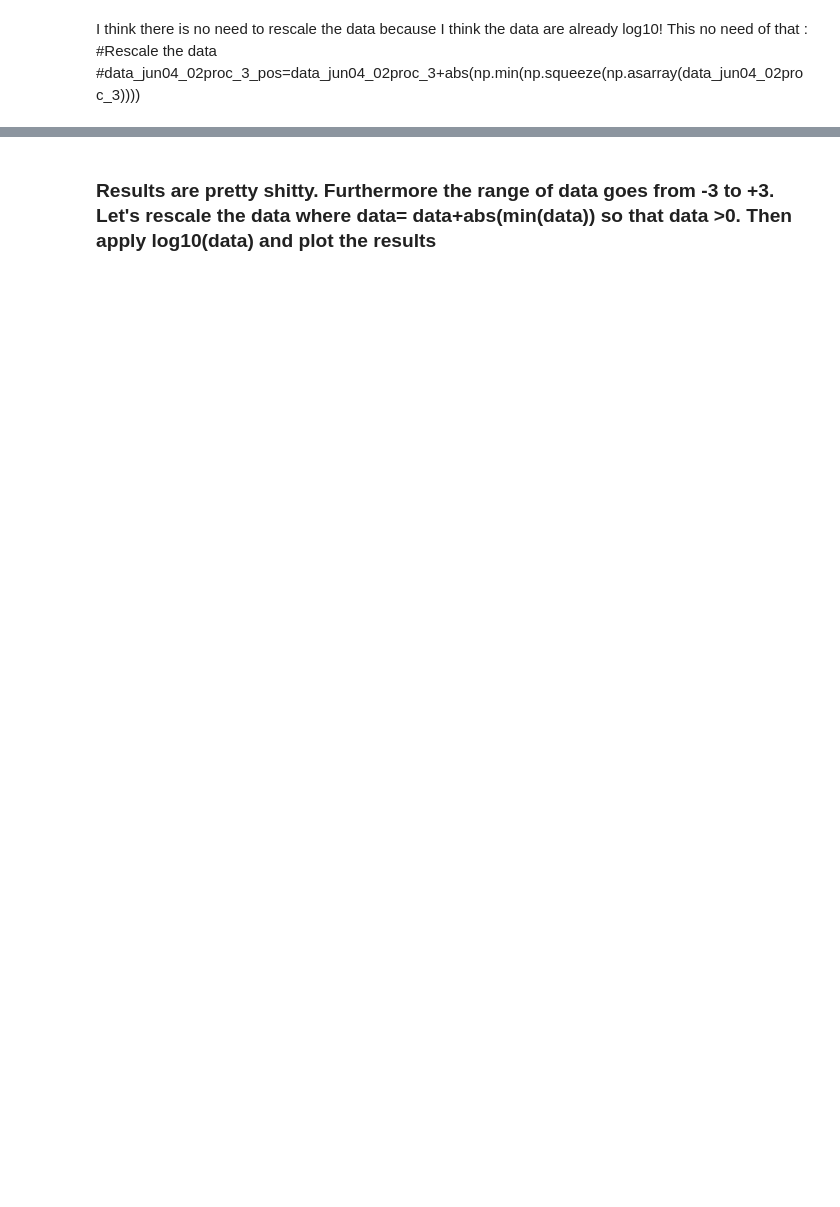
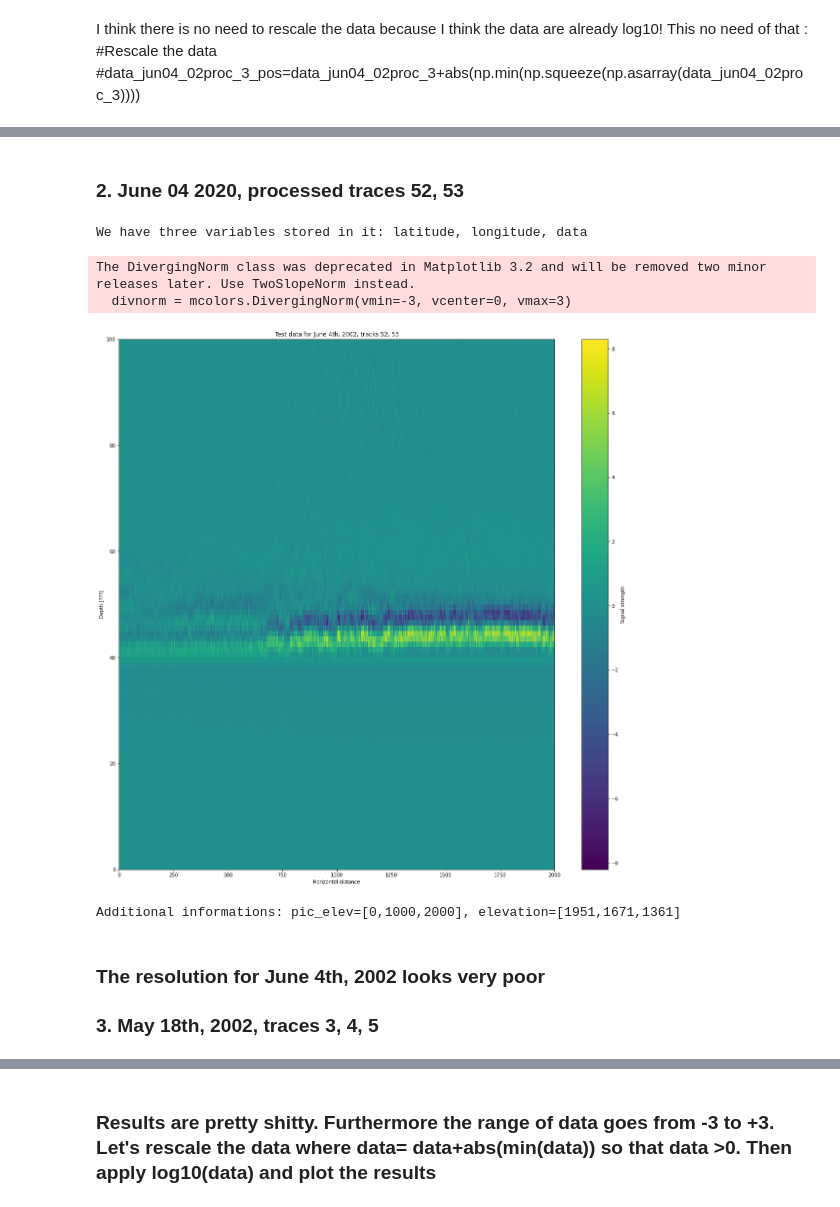
Before and after one commit to jullienn/changing_Greenland_iceslabs, a Jupyter notebook: logbook_investigation_year.ipynb, the cells around one changed output, grey strips where cells are left out. Saved outputs shown, nothing was run; the diff lists cells and outputs as text; code cells hidden in the pictures; blank space fills up the shorter version.

```diff
--- a/logbook_investigation_year.ipynb
+++ b/logbook_investigation_year.ipynb
@@ -314,0 +338,63 @@ This no need of that :
+# %% [markdown]
+### 2. June 04 2020, processed traces 52, 53
+# %%
+#Load a data
+jun04_02proc_52= scipy.io.loadmat('C://Users//Nicolas Jullien//Documents//PhD//iceslabs_processing//iceslabs_MacFerrin//data//2002//jun04_02proc_52.mat')
+jun04_02proc_53= scipy.io.loadmat('C://Users//Nicolas Jullien//Documents//PhD//iceslabs_processing//iceslabs_MacFerrin//data//2002//jun04_02proc_53.mat')
+
+print('We have three variables stored in it: latitude, longitude, data')
+#Store the data into subdatasets
+data_jun04_02proc_52=jun04_02proc_52['data']
+lat_jun04_02proc_52=jun04_02proc_52['latitude']
+lon_jun04_02proc_52=jun04_02proc_52['longitude']
+
+data_jun04_02proc_53=jun04_02proc_53['data']
+lat_jun04_02proc_53=jun04_02proc_53['latitude']
+lon_jun04_02proc_53=jun04_02proc_53['longitude']
+
+#Append June 4 2002 data:
+data_jun04_02proc_52_53=np.append(data_jun04_02proc_52,data_jun04_02proc_53,axis=1)
+
+#Filter the data for plotting
+#data_jun04_02proc_52_53[abs(data_jun04_02proc_52_53)<0.005]=np.nan
+#data_jun04_02proc_52_53[abs(data_jun04_02proc_52_53)>5]=np.nan
+#data_jun04_02proc_52_53
+
+#Plot the data
+# --------------------- Build one colormap combining two -------------------- #
+colors1 = pyplot.cm.winter(np.linspace(0., 1, 128))
+colors2 = pyplot.cm.autumn_r(np.linspace(0, 1, 128))
+
+# combine them and build a new colormap
+colors = np.vstack((colors1, colors2))
+mymap = mcolors.LinearSegmentedColormap.from_list('my_colormap', colors)
+# --------------------- Build one colormap combining two -------------------- #
+
+divnorm = mcolors.DivergingNorm(vmin=-3, vcenter=0, vmax=3)
+
+# Plot data_jun04_02proc_3_4_5
+pyplot.figure()
+#Change the size of the figure
+#pyplot.rcParams["figure.figsize"]=20,20
+color_map=pyplot.pcolor(data_jun04_02proc_52_53)#,cmap=pyplot.get_cmap('gray'),norm=divnorm)
+pyplot.ylabel('Depth [???]')
+#pyplot.xticks(ticks=pd.Series(np.arange(0,len(lat_series),1)),labels=lat_series)
+pyplot.xlabel('Horizontal distance')
+pyplot.ylim(0, 100)
+#pyplot.yticks(ticks=pd.Series(np.arange(0,len(height_series),1)),labels=height_series)
+pyplot.title('Test data for June 4th, 2002, tracks 52, 53')
+cbar=pyplot.colorbar()
+cbar.set_label('Signal strength')
+pyplot.show()
+# ---------
+print('Additional informations: pic_elev=[0,1000,2000], elevation=[1951,1671,1361]')
+# %% [output]
+We have three variables stored in it: latitude, longitude, data
+The DivergingNorm class was deprecated in Matplotlib 3.2 and will be removed two minor releases later. Use TwoSlopeNorm instead.
+  divnorm = mcolors.DivergingNorm(vmin=-3, vcenter=0, vmax=3)
+[figure, added]
+Additional informations: pic_elev=[0,1000,2000], elevation=[1951,1671,1361]
+# %% [markdown]
+### The resolution for June 4th, 2002 looks very poor
+
+### 3. May 18th, 2002, traces 3, 4, 5
```
Also changed, not shown: parts of 48 cells of this notebook.
